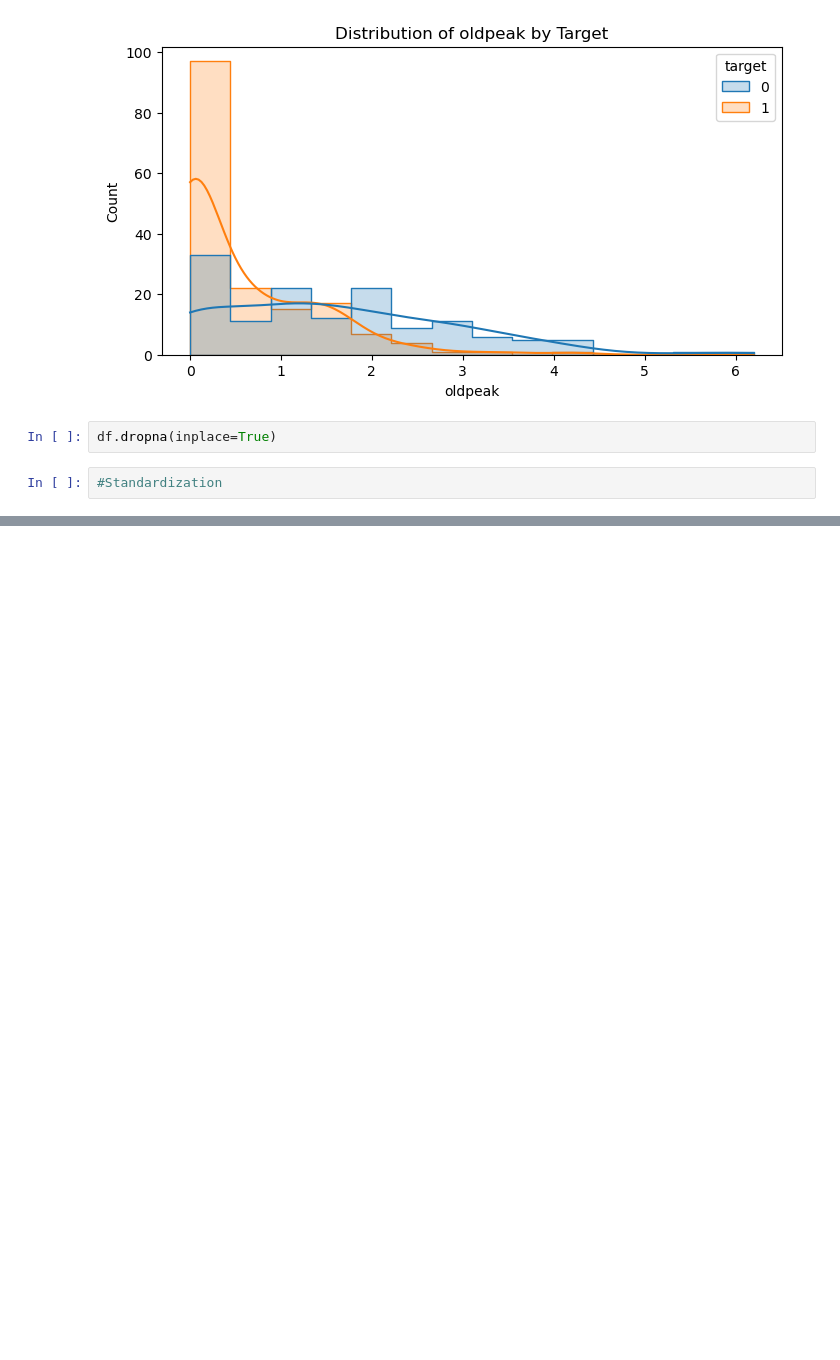
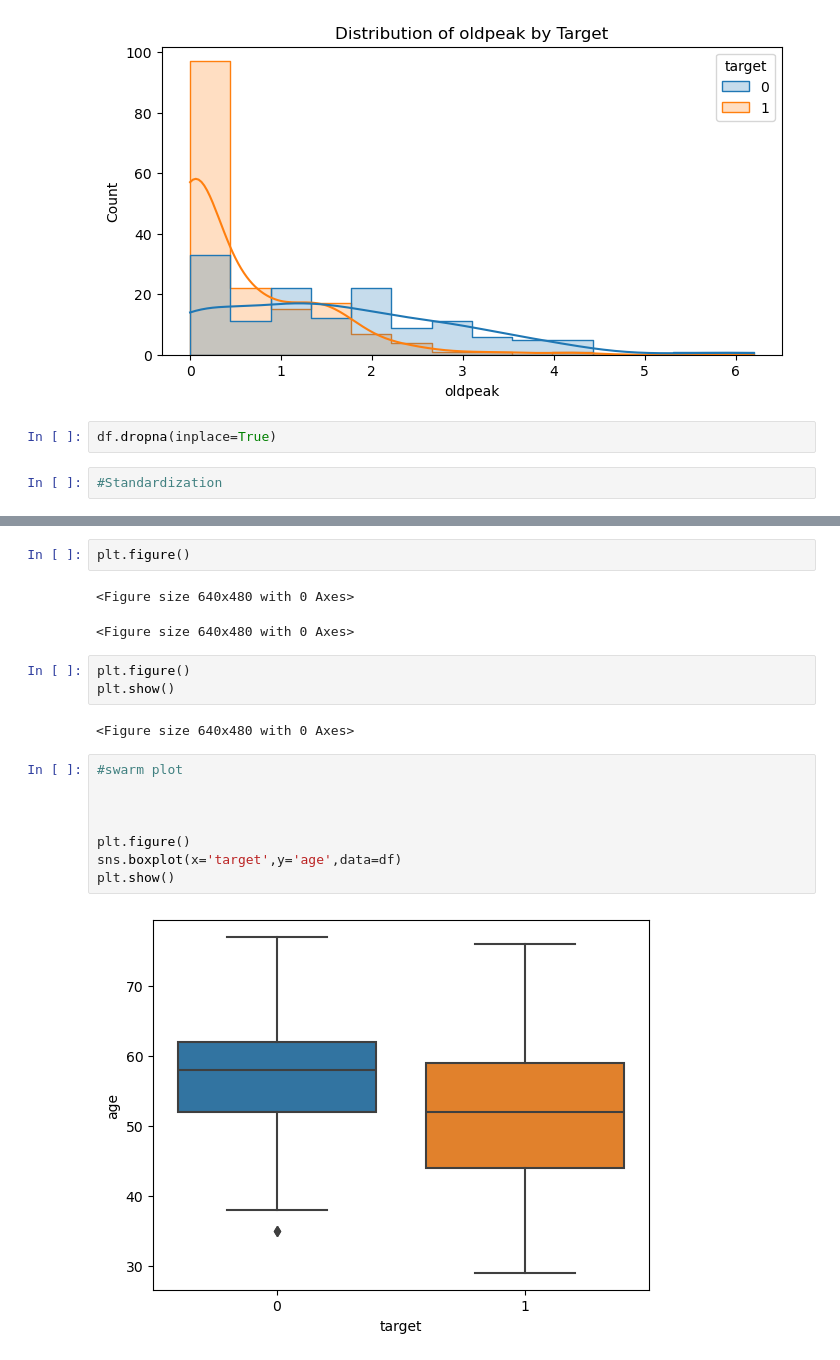
Before and after one commit to daniyalrosli/Final-Year-Project, a Jupyter notebook: heartcare(fyp).ipynb, the cells around one changed output, grey strips where cells are left out. Saved outputs shown, nothing was run; the diff lists cells and outputs as text; blank space fills up the shorter version.

```diff
--- a/heartcare(fyp).ipynb
+++ b/heartcare(fyp).ipynb
@@ -141,0 +163,20 @@ df.dropna(inplace=True)
+# %%
+plt.figure()
+# %% [output]
+<Figure size 640x480 with 0 Axes>
+<Figure size 640x480 with 0 Axes>
+# %%
+plt.figure()
+plt.show()
+# %% [output]
+<Figure size 640x480 with 0 Axes>
+# %%
+#swarm plot
+
+
+
+plt.figure()
+sns.boxplot(x='target',y='age',data=df)
+plt.show()
+# %% [output]
+[figure, added]
```
Also changed, not shown: parts of 18 cells of this notebook.
